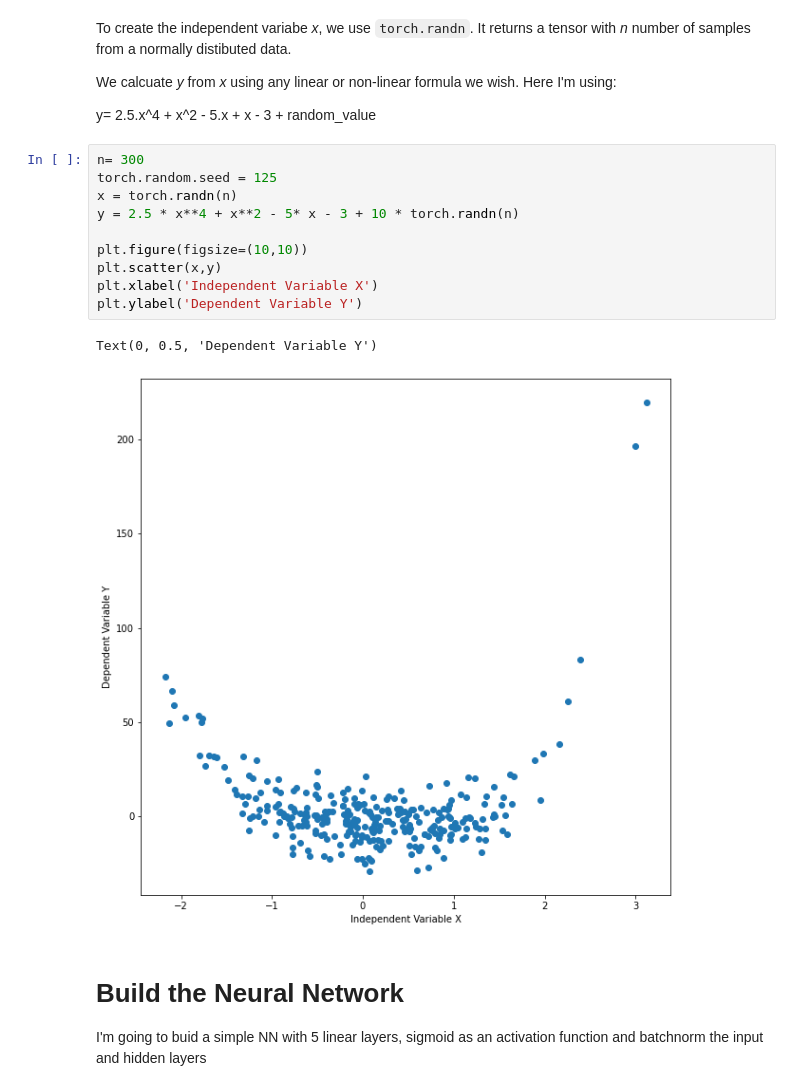
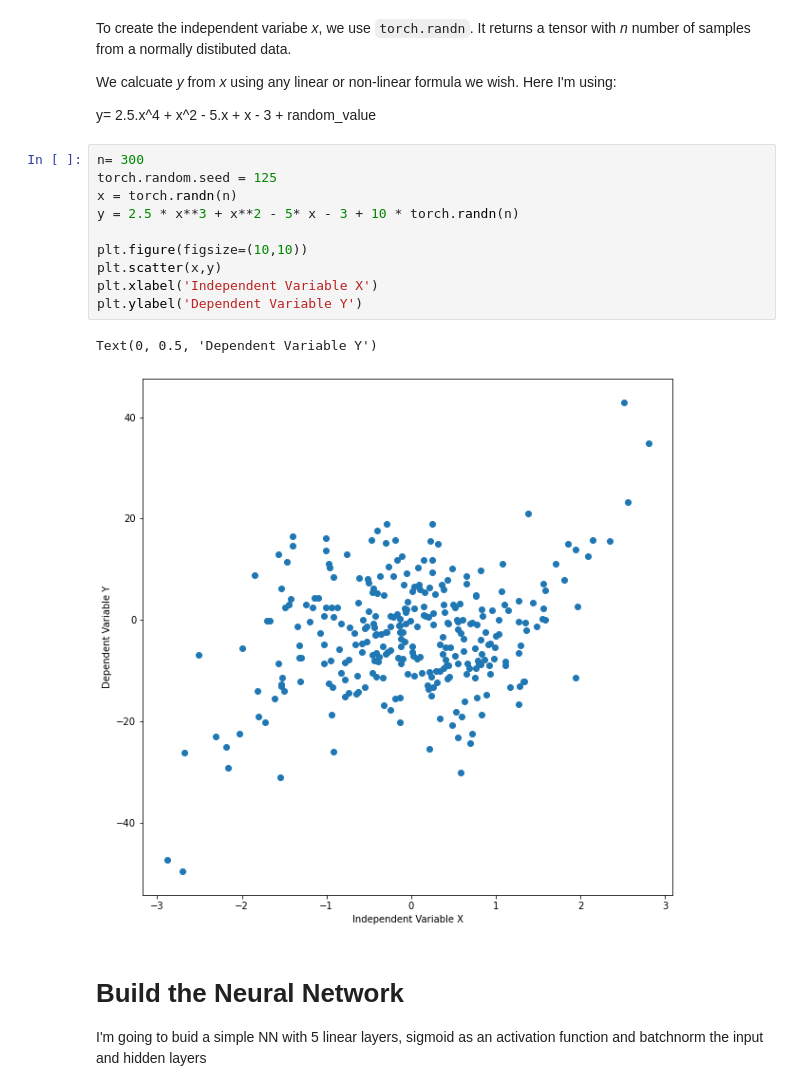
Before and after one commit to ayjabri/Regression, a Jupyter notebook: NN/NN_Regression.ipynb, the cells around one changed output. Saved outputs shown, nothing was run; the diff lists cells and outputs as text.

```diff
--- a/NN/NN_Regression.ipynb
+++ b/NN/NN_Regression.ipynb
@@ -22,16 +22,16 @@ y= 2.5.x^4 + x^2 - 5.x + x - 3 + random_value
 # %%
 n= 300
 torch.random.seed = 125
 x = torch.randn(n)
-y = 2.5 * x**4 + x**2 - 5* x - 3 + 10 * torch.randn(n)
+y = 2.5 * x**3 + x**2 - 5* x - 3 + 10 * torch.randn(n)
 
 plt.figure(figsize=(10,10))
 plt.scatter(x,y)
 plt.xlabel('Independent Variable X')
 plt.ylabel('Dependent Variable Y')
 # %% [output]
 Text(0, 0.5, 'Dependent Variable Y')
-[figure, old version]
+[figure, new version]
 # %% [markdown]
 # Build the Neural Network
 
```
Also changed, not shown: parts of 3 cells of this notebook, 1 other file.
